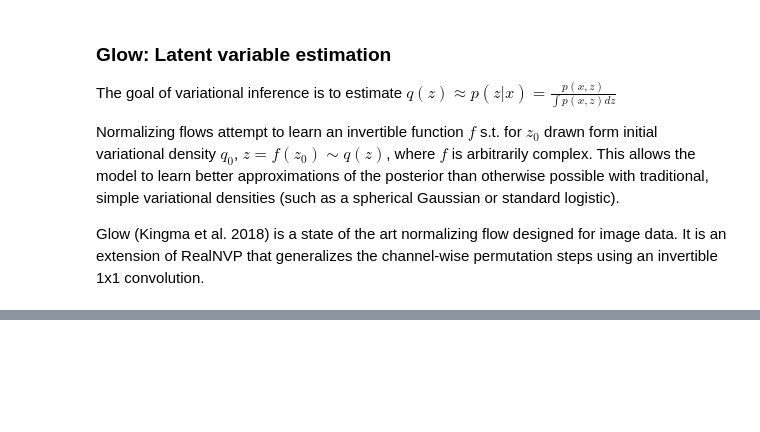
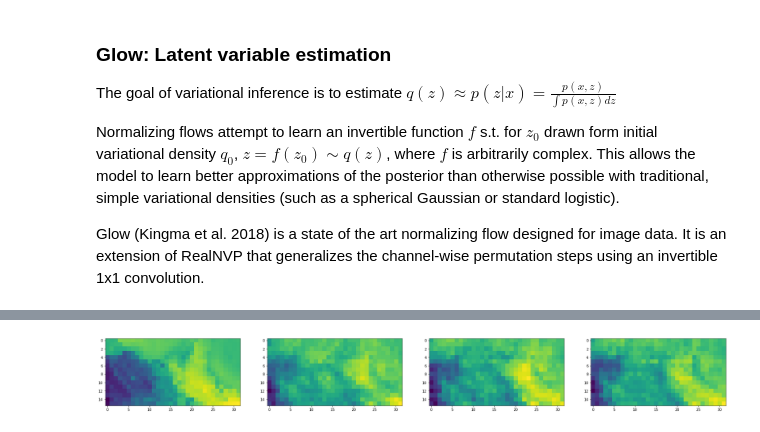
Before and after one commit to bgroenks96/generative-downscaling, a Jupyter notebook: glow-downscaling-maxt.ipynb, the cells around one changed output, grey strips where cells are left out. Cells and saved outputs as stored; diff of their text form; code cells hidden in the pictures; blank space fills up the shorter version.

```diff
--- a/glow-downscaling-maxt.ipynb
+++ b/glow-downscaling-maxt.ipynb
@@ -227 +222,29 @@ txn bias avg: -1.7328503131866455, std: 5.858262062072754
+# %%
+((train_lo, train_hi), (test_lo, test_hi)) = folds[-1]
+(wt, ht), (wt_hi, ht_hi) = train_lo.shape[1:3], train_hi.shape[1:3]
+scale = wt_hi // wt
+train_lo, monthly_means_lo = remove_monthly_means(train_lo)
+train_hi, monthly_means_hi = remove_monthly_means(train_hi)
+test_lo,_ = remove_monthly_means(test_lo, monthly_means_lo)
+test_hi,_ = remove_monthly_means(test_hi, monthly_means_hi)
+y = tf.constant(test_hi.values, dtype=tf.float32)
+z_y = model.encode_y(y)
+x = tf.constant(test_lo.values, dtype=tf.float32)
+x = tf.image.resize(x, (y.shape[1], y.shape[2]), method='nearest')
+z_x = model.encode_x(x)
+# %%
+z_xp = z_x[9:10]+tf.random.normal(z_x.shape, stddev=0.8)
+y_ = model.decode_y(z_xp)
+plt.figure(figsize=(4*8,6))
+plt.subplot(1,4,1)
+plt.imshow(y[9].numpy().squeeze())
+plt.subplot(1,4,2)
+plt.imshow(y_[0].numpy().squeeze())
+plt.subplot(1,4,3)
+plt.imshow(y_[1].numpy().squeeze())
+plt.subplot(1,4,4)
+plt.imshow(y_[2].numpy().squeeze())
+plt.show()
+# %% [output]
+[figure, added]
 # %%
```
Also changed, not shown: parts of 6 cells of this notebook, 22 other files.
